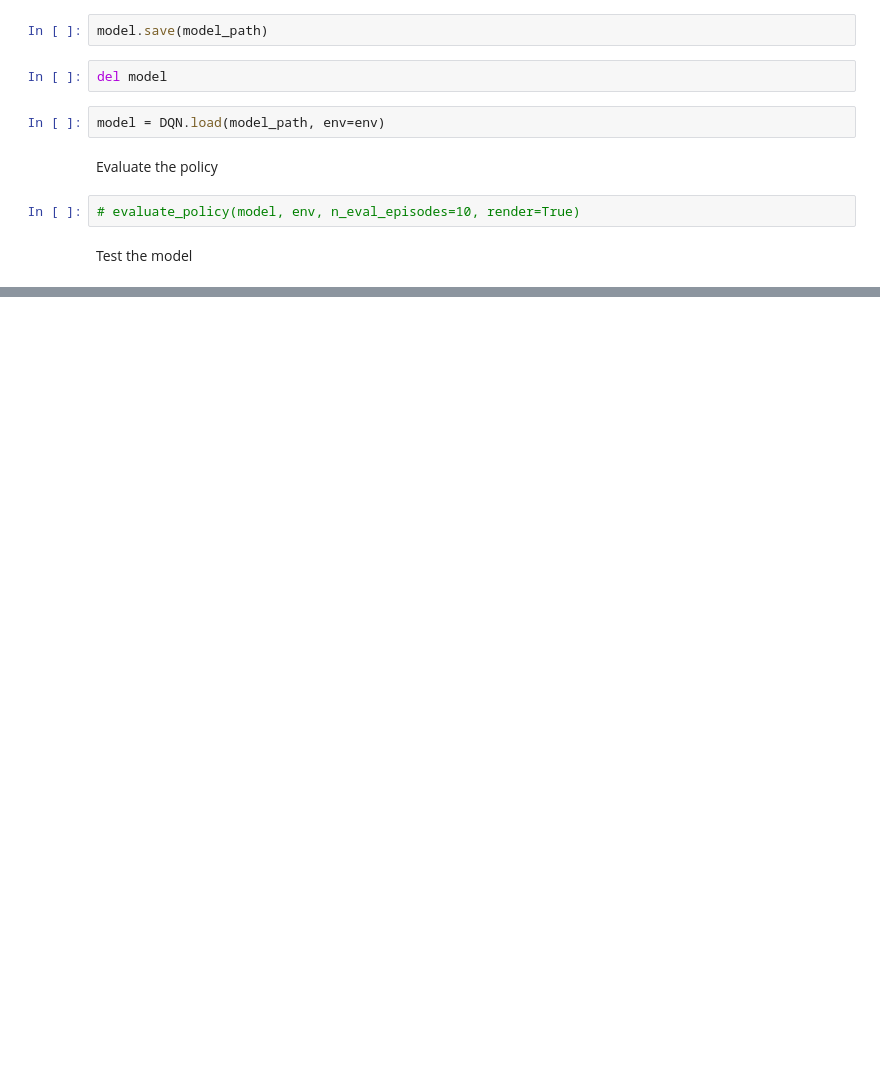
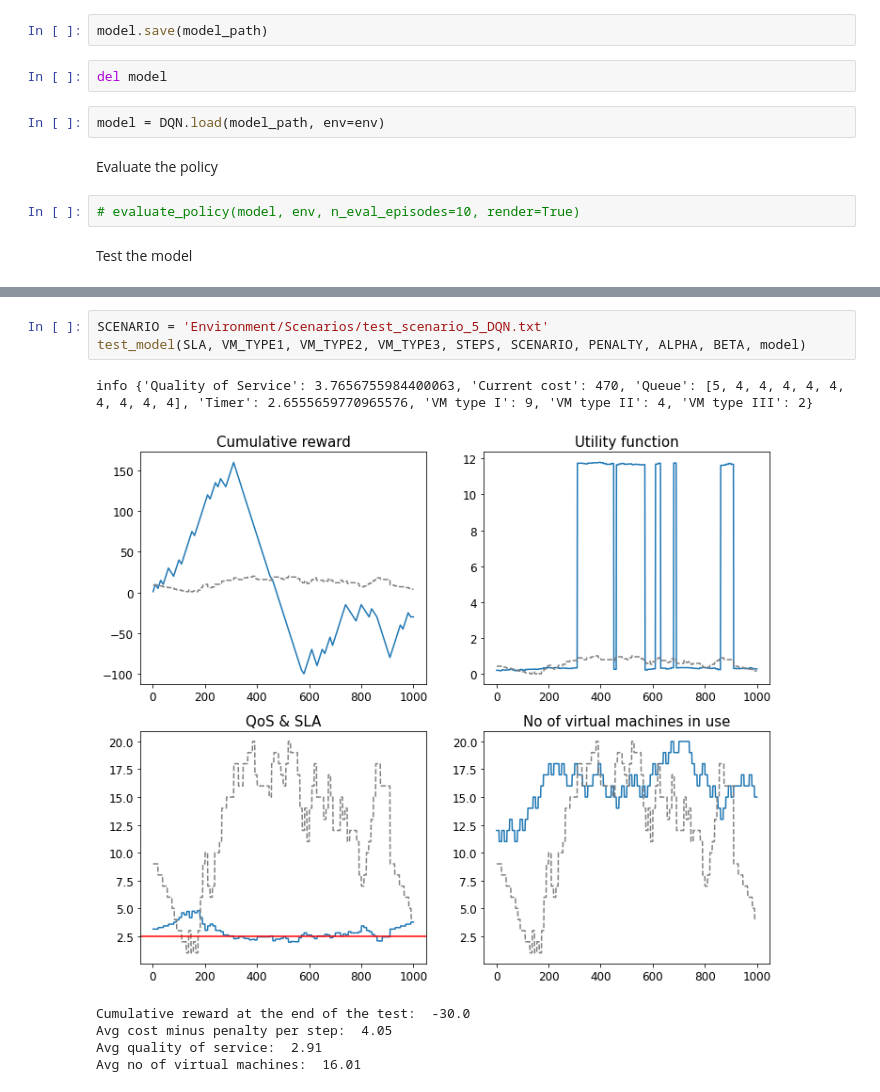
Before and after one commit to dkapczynska/Resource_management_RL, a Jupyter notebook: 04. Deep Q Network.ipynb, the cells around one changed output, grey strips where cells are left out. Cells and saved outputs as stored; diff of their text form; blank space fills up the shorter version.

```diff
--- a/04. Deep Q Network.ipynb
+++ b/04. Deep Q Network.ipynb
@@ -143,0 +156,10 @@ Avg no of virtual machines:  9.08
+# %%
+SCENARIO = 'Environment/Scenarios/test_scenario_5_DQN.txt'
+test_model(SLA, VM_TYPE1, VM_TYPE2, VM_TYPE3, STEPS, SCENARIO, PENALTY, ALPHA, BETA, model)
+# %% [output]
+info {'Quality of Service': 3.7656755984400063, 'Current cost': 470, 'Queue': [5, 4, 4, 4, 4, 4, 4, 4, 4, 4], 'Timer': 2.6555659770965576, 'VM type I': 9, 'VM type II': 4, 'VM type III': 2}
+[figure, added]
+Cumulative reward at the end of the test:  -30.0
+Avg cost minus penalty per step:  4.05
+Avg quality of service:  2.91
+Avg no of virtual machines:  16.01
```
Also changed, not shown: parts of 7 cells of this notebook.
